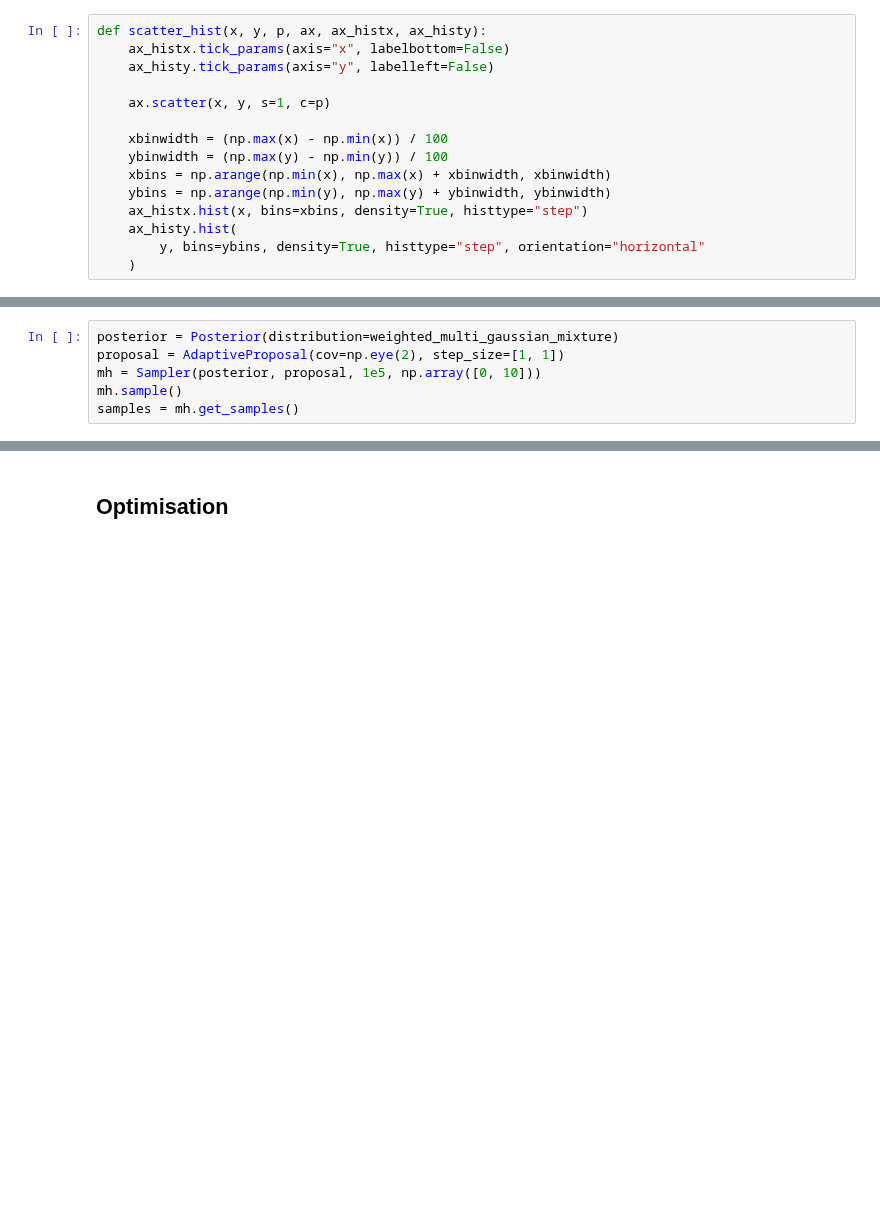
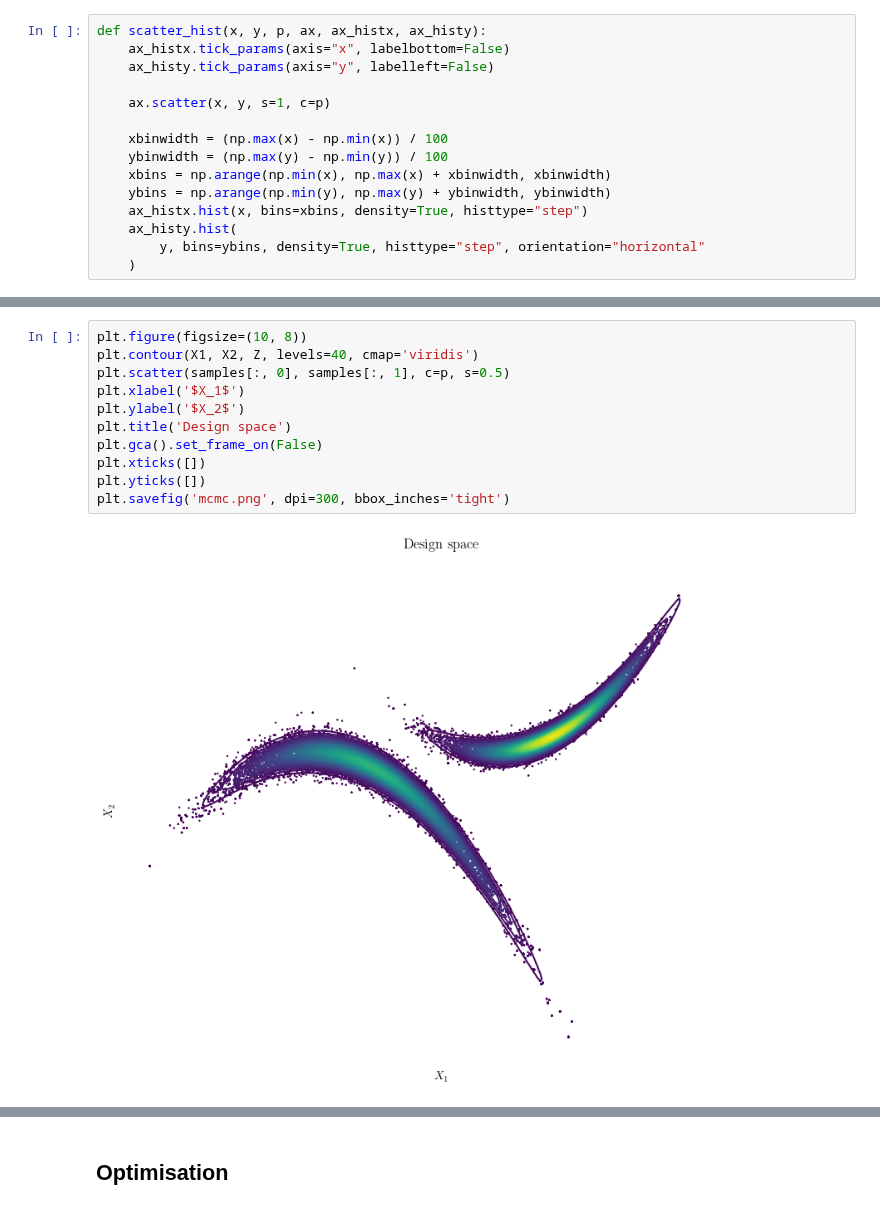
Before and after one commit to mark-hobbs/articles, a Jupyter notebook: design-space-exploration.ipynb, the cells around one changed output, grey strips where cells are left out. Saved outputs shown, nothing was run; the diff lists cells and outputs as text; blank space fills up the shorter version.

Commit message:
MCMC

```diff
--- a/design-space-exploration.ipynb
+++ b/design-space-exploration.ipynb
@@ -356,9 +358,16 @@ scatter_hist(samples[:, 0], samples[:, 1], p, ax, ax_histx, ax_histy)
-# %%
-posterior = Posterior(distribution=weighted_multi_gaussian_mixture)
-proposal = AdaptiveProposal(cov=np.eye(2), step_size=[1, 1])
-mh = Sampler(posterior, proposal, 1e5, np.array([0, 10]))
-mh.sample()
-samples = mh.get_samples()
+# %%
+plt.figure(figsize=(10, 8))
+plt.contour(X1, X2, Z, levels=40, cmap='viridis')
+plt.scatter(samples[:, 0], samples[:, 1], c=p, s=0.5)
+plt.xlabel('$X_1$')
+plt.ylabel('$X_2$')
+plt.title('Design space')
+plt.gca().set_frame_on(False)
+plt.xticks([])
+plt.yticks([])
+plt.savefig('mcmc.png', dpi=300, bbox_inches='tight')
+# %% [output]
+[figure, added]
 # %%
 fig = plt.figure(layout="constrained")
 ax = fig.add_gridspec(top=0.75, right=0.75).subplots()
```
Also changed, not shown: parts of 4 cells of this notebook, 2 other files.
